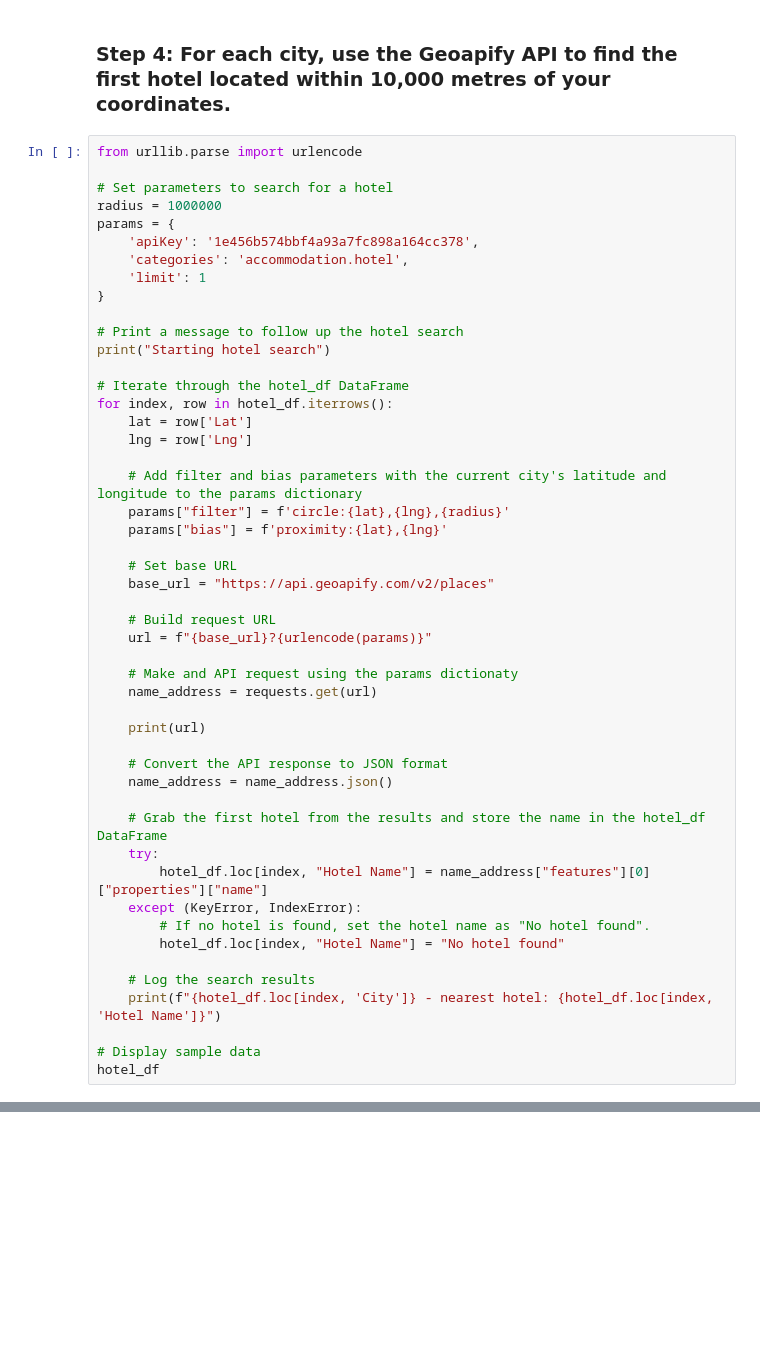
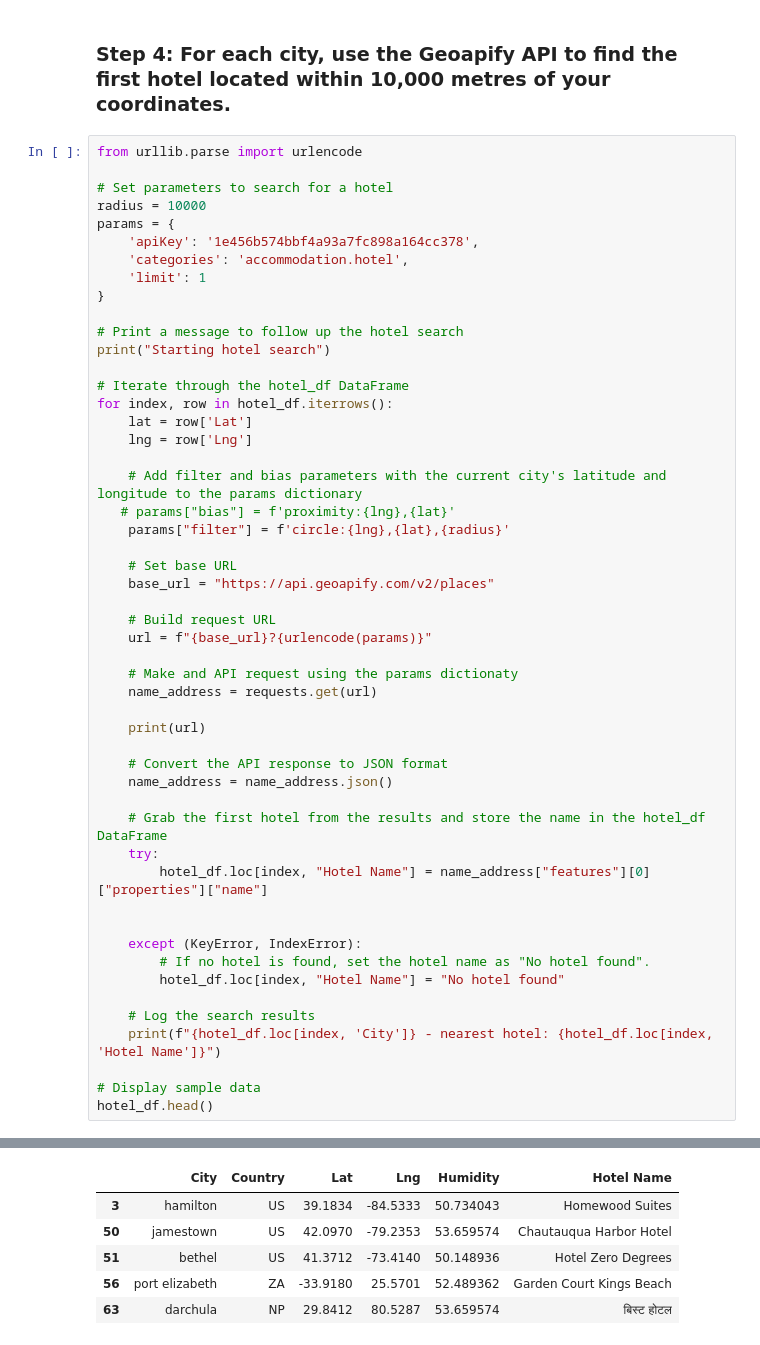
Before and after one commit to JNorthData/Weather_API, a Jupyter notebook: VacationAPI.ipynb, the cells around one changed output, grey strips where cells are left out. Drawn from its saved outputs; the diff is of its cells as text; blank space fills up the shorter version.

```diff
--- a/VacationAPI.ipynb
+++ b/VacationAPI.ipynb
@@ -117,7 +140,7 @@ hotel_df
 from urllib.parse import urlencode
 
 # Set parameters to search for a hotel
-radius = 1000000
+radius = 10000
 params = {
     'apiKey': '1e456b574bbf4a93a7fc898a164cc378',
     'categories': 'accommodation.hotel',
@@ -133,8 +156,8 @@ for index, row in hotel_df.iterrows():
     lng = row['Lng']
 
     # Add filter and bias parameters with the current city's latitude and longitude to the params dictionary
-    params["filter"] = f'circle:{lat},{lng},{radius}'
-    params["bias"] = f'proximity:{lat},{lng}'
+   # params["bias"] = f'proximity:{lng},{lat}'
+    params["filter"] = f'circle:{lng},{lat},{radius}'
 
     # Set base URL
     base_url = "https://api.geoapify.com/v2/places"
@@ -153,6 +176,8 @@ for index, row in hotel_df.iterrows():
     # Grab the first hotel from the results and store the name in the hotel_df DataFrame
     try:
         hotel_df.loc[index, "Hotel Name"] = name_address["features"][0]["properties"]["name"]
+
+
     except (KeyError, IndexError):
         # If no hotel is found, set the hotel name as "No hotel found".
         hotel_df.loc[index, "Hotel Name"] = "No hotel found"
@@ -161,6 +186,6 @@ for index, row in hotel_df.iterrows():
     print(f"{hotel_df.loc[index, 'City']} - nearest hotel: {hotel_df.loc[index, 'Hotel Name']}")
 
 # Display sample data
-hotel_df
+hotel_df.head()
 # %% [output]
 Starting hotel search
@@ -168,0 +208,6 @@ tsimasham - nearest hotel: Nordpol Hotellet
+|  | City | Country | Lat | Lng | Humidity | Hotel Name |
+| 3 | hamilton | US | 39.1834 | -84.5333 | 50.734043 | Homewood Suites |
+| 50 | jamestown | US | 42.0970 | -79.2353 | 53.659574 | Chautauqua Harbor Hotel |
+| 51 | bethel | US | 41.3712 | -73.4140 | 50.148936 | Hotel Zero Degrees |
+| 56 | port elizabeth | ZA | -33.9180 | 25.5701 | 52.489362 | Garden Court Kings Beach |
+| 63 | darchula | NP | 29.8412 | 80.5287 | 53.659574 | बिस्ट होटल |
```
Also changed, not shown: parts of 8 cells of this notebook, 1 other file.
